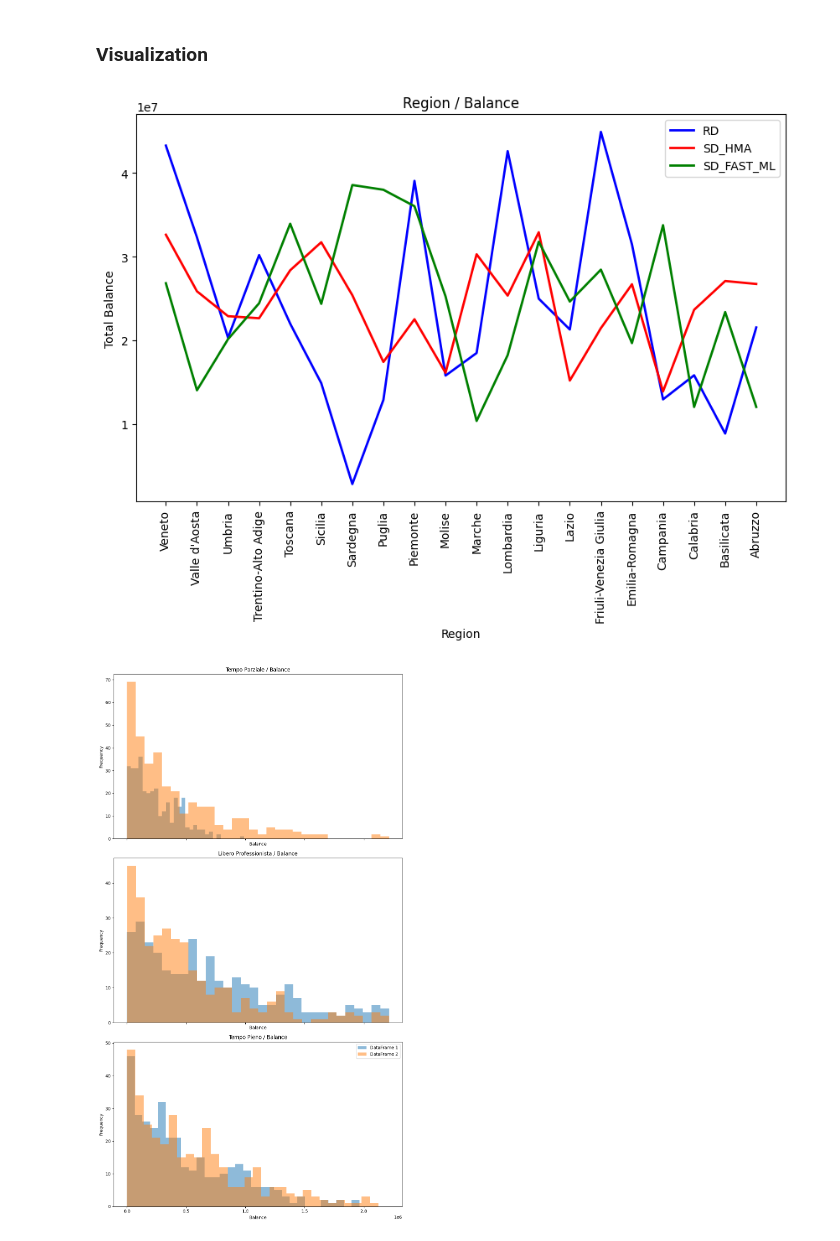
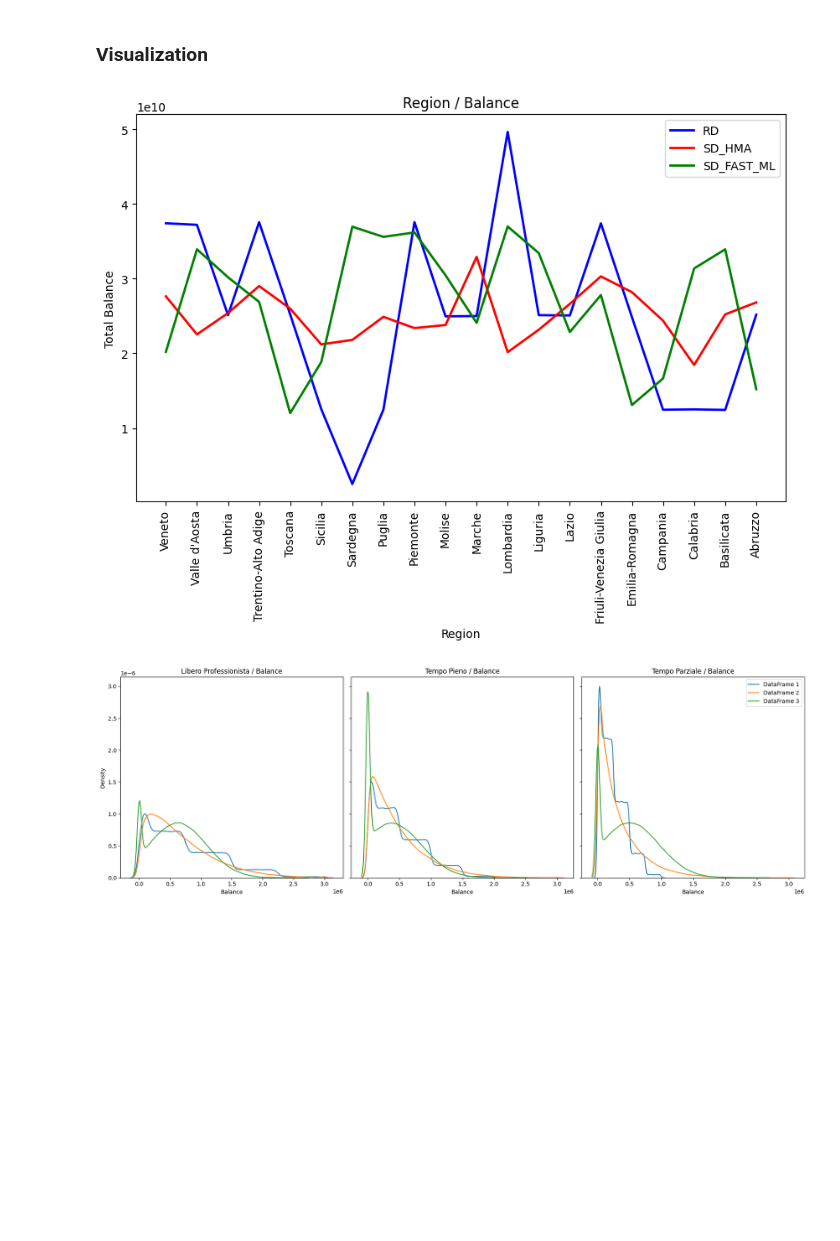
Before and after one commit to davideippolito/SyntheticData, a Jupyter notebook: src/VD.ipynb, the cells around one changed output. Cells and saved outputs as stored; diff of their text form; code cells hidden in the pictures; blank space fills up the shorter version.

Commit message:
visualization

```diff
--- a/src/VD.ipynb
+++ b/src/VD.ipynb
@@ -12,16 +12,16 @@ External Functions
 Data Paths
 # %%
 # Real Dataset Output
-path_RD = '../data/real_data/d_c.csv'
+path_RD = '../data/real_data/REF.csv'
 
 # Metadata based on Real Dataset Output
-path_metadata_st = '../data/metadata/metadata_st_d_c.json'
-path_metadata_mt = '../data/metadata/metadata_mt_d_c.json'
+path_metadata_st = '../data/metadata/metadata_st_REF.json'
+path_metadata_mt = '../data/metadata/metadata_mt_REF.json'
 
 # Synthetic Dataset Output from HMA model
-path_HMA = '../data/synthetic_data/HMA_d_c.csv'
-path_CTGAN = '../data/synthetic_data/CTGAN_d_c.csv'
-path_FAST_ML = '../data/synthetic_data/FAST_ML_d_c.csv'
+path_FAST_ML = '../data/synthetic_data/FAST_ML_test.csv'
+path_CTGAN = '../data/synthetic_data/CTGAN_test.csv'
+path_HMA = '../data/synthetic_data/HMA_test.csv'
 # %% [markdown]
 Real Data
 # %%
@@ -51,28 +39,26 @@ len(SD_FAST_ML)
 dataframes = {
     'RD': RD,
     'SD_HMA': SD_HMA,
-#    'SD_CTGAN': CTGAN,
+    # 'SD_CTGAN': SD_CTGAN,
     'SD_FAST_ML': SD_FAST_ML
 }
 
 # Region VS Balance dependency replication
 plot_dependency_region_balance(dataframes)
 # %% [output]
-[figure, old version]
+[figure, new version]
 # %%
 # Create a list with the dataframes
 dataframes = [
     RD,
     SD_HMA,
-#    'SD_CTGAN': CTGAN,
-#    SD_FAST_ML
+    # SD_CTGAN,
+    SD_FAST_ML
 ]
-
-dataframe_names = [df_name for df_name in dataframes]
 
 # Employment_type VS Balance dependency replication
 employment_types = RD['Employment_Type'].unique()
 
 plot_dependency_employment_type_balance(dataframes, employment_types)
 # %% [output]
-[figure, old version]
+[figure, new version]
```
Also changed, not shown: parts of 11 cells of this notebook, 6 other files.
